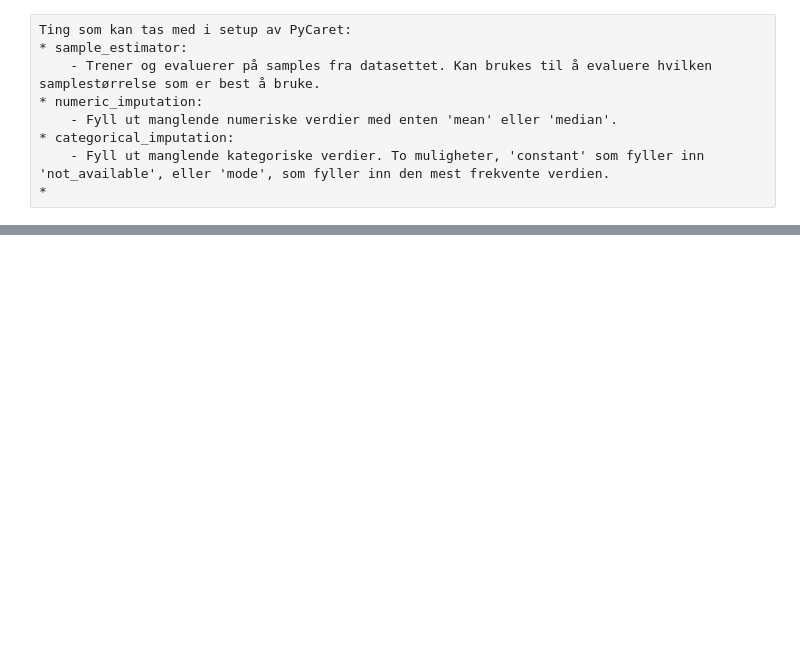
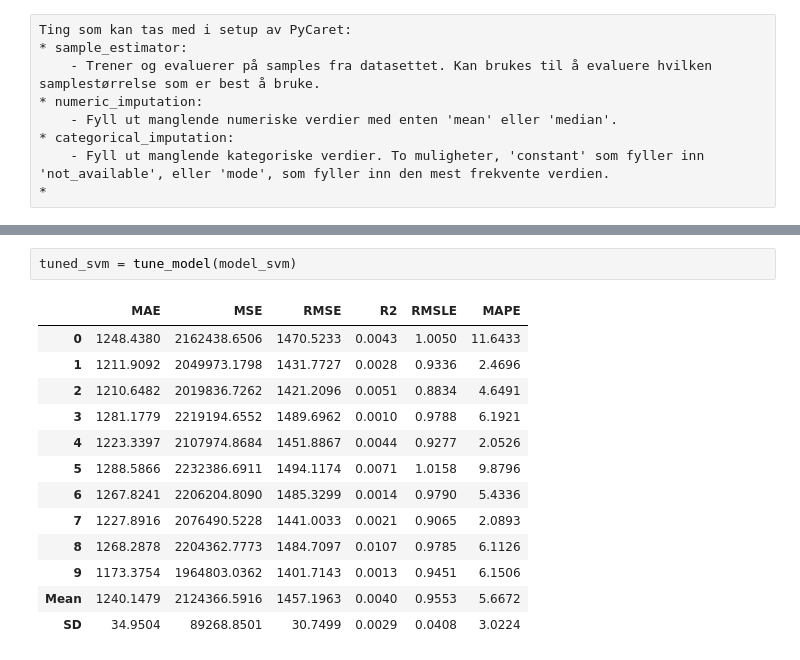
Before and after one commit to h577870/DAT158_ML2, a Jupyter notebook: Customer-revenue-prediction.ipynb, the cells around one changed output, grey strips where cells are left out. Drawn from its saved outputs; the diff is of its cells as text; blank space fills up the shorter version.

```diff
--- a/Customer-revenue-prediction.ipynb
+++ b/Customer-revenue-prediction.ipynb
@@ -198,0 +323,16 @@ Ting som kan tas med i setup av PyCaret:
+# %%
+tuned_svm = tune_model(model_svm)
+# %% [output]
+|  | MAE | MSE | RMSE | R2 | RMSLE | MAPE |
+| 0 | 1248.4380 | 2162438.6506 | 1470.5233 | 0.0043 | 1.0050 | 11.6433 |
+| 1 | 1211.9092 | 2049973.1798 | 1431.7727 | 0.0028 | 0.9336 | 2.4696 |
+| 2 | 1210.6482 | 2019836.7262 | 1421.2096 | 0.0051 | 0.8834 | 4.6491 |
+| 3 | 1281.1779 | 2219194.6552 | 1489.6962 | 0.0010 | 0.9788 | 6.1921 |
+| 4 | 1223.3397 | 2107974.8684 | 1451.8867 | 0.0044 | 0.9277 | 2.0526 |
+| 5 | 1288.5866 | 2232386.6911 | 1494.1174 | 0.0071 | 1.0158 | 9.8796 |
+| 6 | 1267.8241 | 2206204.8090 | 1485.3299 | 0.0014 | 0.9790 | 5.4336 |
+| 7 | 1227.8916 | 2076490.5228 | 1441.0033 | 0.0021 | 0.9065 | 2.0893 |
+| 8 | 1268.2878 | 2204362.7773 | 1484.7097 | 0.0107 | 0.9785 | 6.1126 |
+| 9 | 1173.3754 | 1964803.0362 | 1401.7143 | 0.0013 | 0.9451 | 6.1506 |
+| Mean | 1240.1479 | 2124366.5916 | 1457.1963 | 0.0040 | 0.9553 | 5.6672 |
+| SD | 34.9504 | 89268.8501 | 30.7499 | 0.0029 | 0.0408 | 3.0224 |
```
Also changed, not shown: parts of 16 cells of this notebook.
